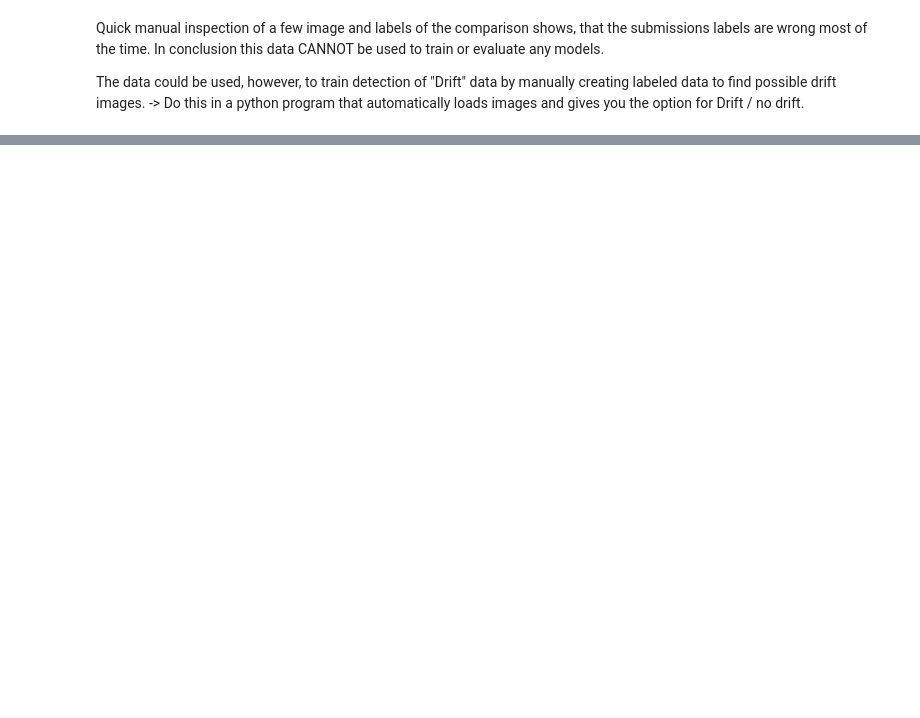
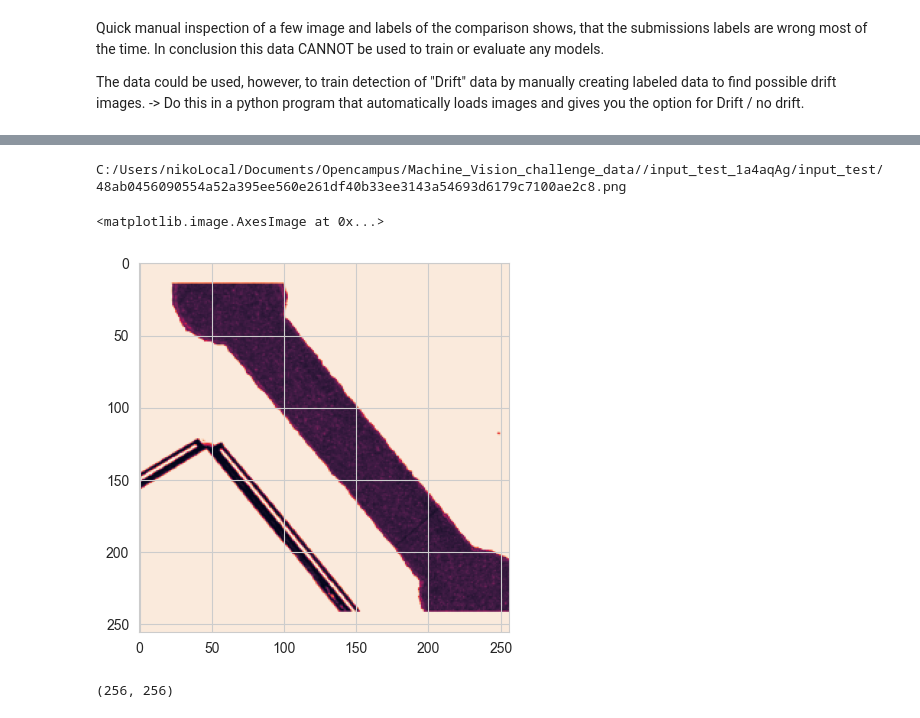
Before and after one commit to Sl4artiB4rtF4rst/MachineVision_Valeo_ChallangeData, a Jupyter notebook: Testing/Niklas/Test Image Data Gen.ipynb, the cells around one changed output, grey strips where cells are left out. Saved outputs shown, nothing was run; the diff lists cells and outputs as text; code cells hidden in the pictures; blank space fills up the shorter version.

```diff
--- a/Testing/Niklas/Test Image Data Gen.ipynb
+++ b/Testing/Niklas/Test Image Data Gen.ipynb
@@ -588,0 +610,23 @@ print(classification_report(true_labels_test, predicted_labels_test,target_names
+# %%
+from skimage import data, color
+from skimage.transform import rescale, resize, downscale_local_mean
+
+
+#load image data
+load_filepath = submission_image_path + '/' +submission_test_df['filename'].iloc[9]
+print(load_filepath)
+temp_image = Image.open(load_filepath).convert('L') #greyscale
+temp_image_np = np.array(temp_image)
+
+temp_image_np = resize(temp_image_np, (target_size[0], target_size[1]), anti_aliasing=True)
+
+plt.figure()
+plt.imshow(temp_image_np)
+# %% [output]
+C:/Users/nikoLocal/Documents/Opencampus/Machine_Vision_challenge_data//input_test_1a4aqAg/input_test/48ab0456090554a52a395ee560e261df40b33ee3143a54693d6179c7100ae2c8.png
+<matplotlib.image.AxesImage at 0x...>
+[figure, added]
+# %%
+temp_image_np.shape
+# %% [output]
+(256, 256)
```
Also changed, not shown: parts of 16 cells of this notebook, 1 other file.
